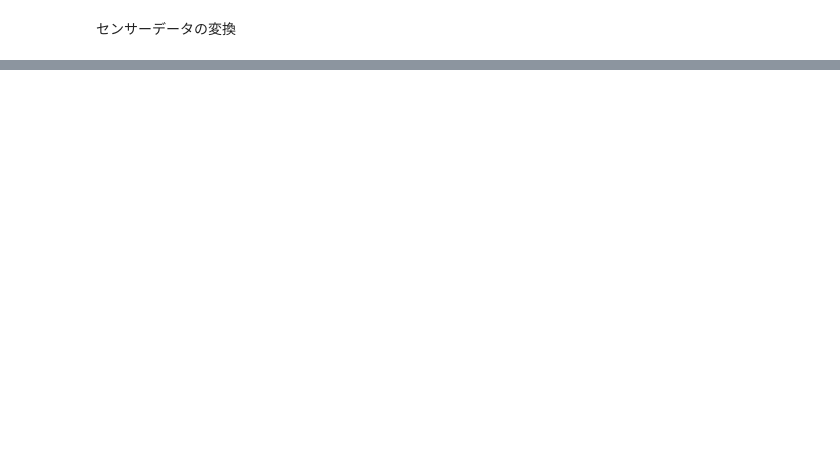
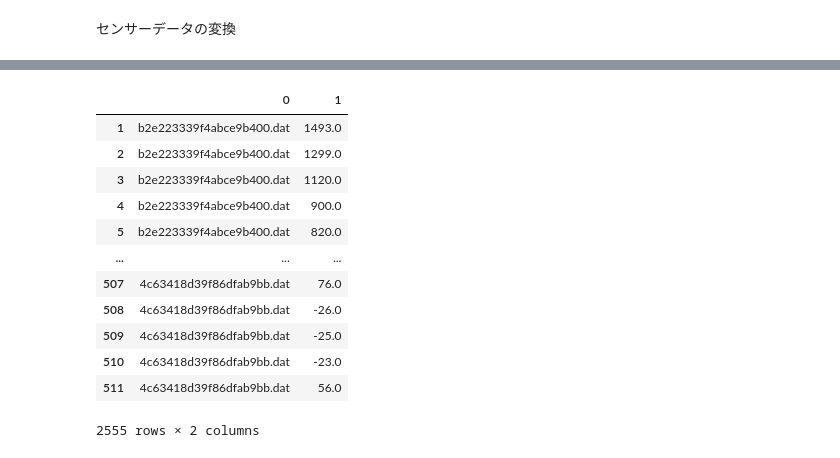
Before and after one commit to lemmingy/My_pipelines, a Jupyter notebook: Sensor_data.ipynb, the cells around one changed output, grey strips where cells are left out. Cells and saved outputs as stored; diff of their text form; code cells hidden in the pictures; blank space fills up the shorter version.

```diff
--- a/Sensor_data.ipynb
+++ b/Sensor_data.ipynb
@@ -38,0 +54,34 @@ ModuleNotFoundError: ignored
+# %%
+folder_name = 'Input_data/Sensor_data/spectrum_raw/'
+#Tsfreshに入れやすい形にSpectrumデータをロード
+def concat_spectrum(df_train, folder_name):
+
+  spec_df=pd.DataFrame()
+  for x in df_train.spectrum_filename:
+      df_tmp = pd.read_csv(folder_name+x,
+                            sep='\t',
+                            header=None)
+
+      #おまけ。513データの物があったため。
+      if len(df_tmp)==512:
+          df_tmp.drop(index=0,inplace=True)
+      df_tmp[0]=x
+      spec_df=pd.concat([spec_df, df_tmp])
+  return spec_df
+
+spec_df=concat_spectrum(df, folder_name)
+spec_df
+# %% [output]
+|  | 0 | 1 |
+| 1 | b2e223339f4abce9b400.dat | 1493.0 |
+| 2 | b2e223339f4abce9b400.dat | 1299.0 |
+| 3 | b2e223339f4abce9b400.dat | 1120.0 |
+| 4 | b2e223339f4abce9b400.dat | 900.0 |
+| 5 | b2e223339f4abce9b400.dat | 820.0 |
+| ... | ... | ... |
+| 507 | 4c63418d39f86dfab9bb.dat | 76.0 |
+| 508 | 4c63418d39f86dfab9bb.dat | -26.0 |
+| 509 | 4c63418d39f86dfab9bb.dat | -25.0 |
+| 510 | 4c63418d39f86dfab9bb.dat | -23.0 |
+| 511 | 4c63418d39f86dfab9bb.dat | 56.0 |
+2555 rows × 2 columns
```
Also changed, not shown: parts of 9 cells of this notebook.
